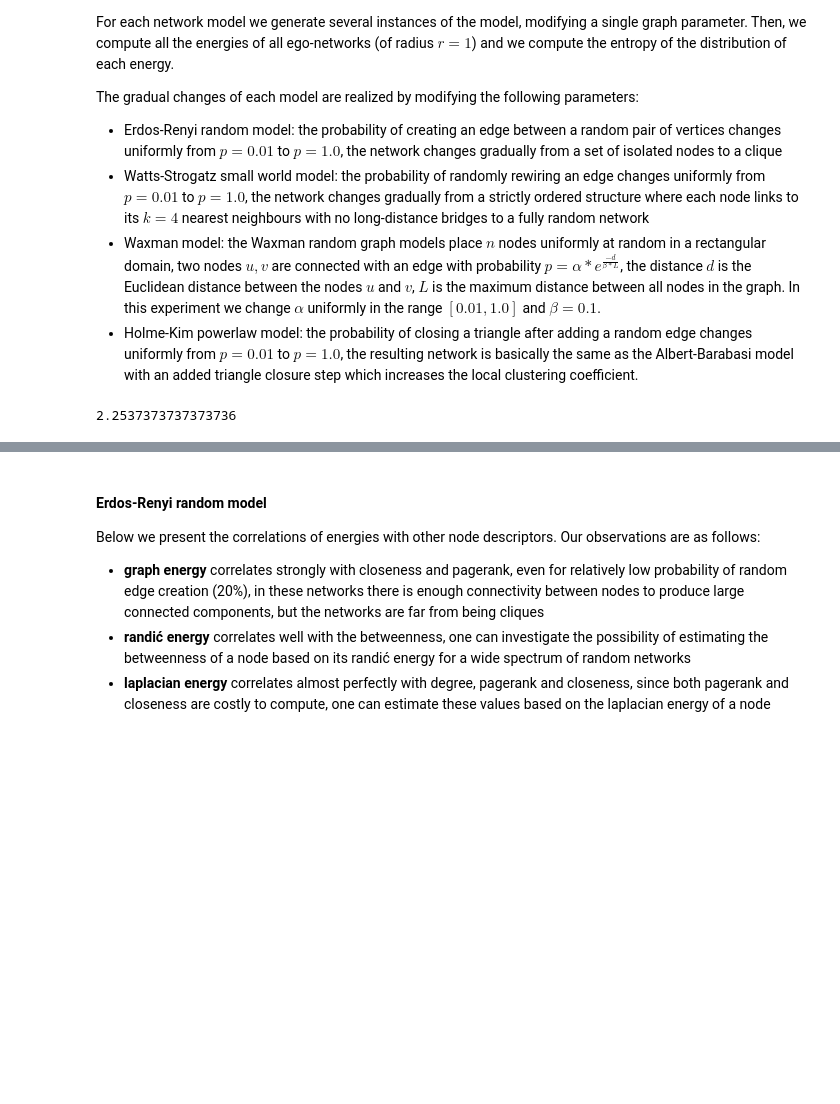
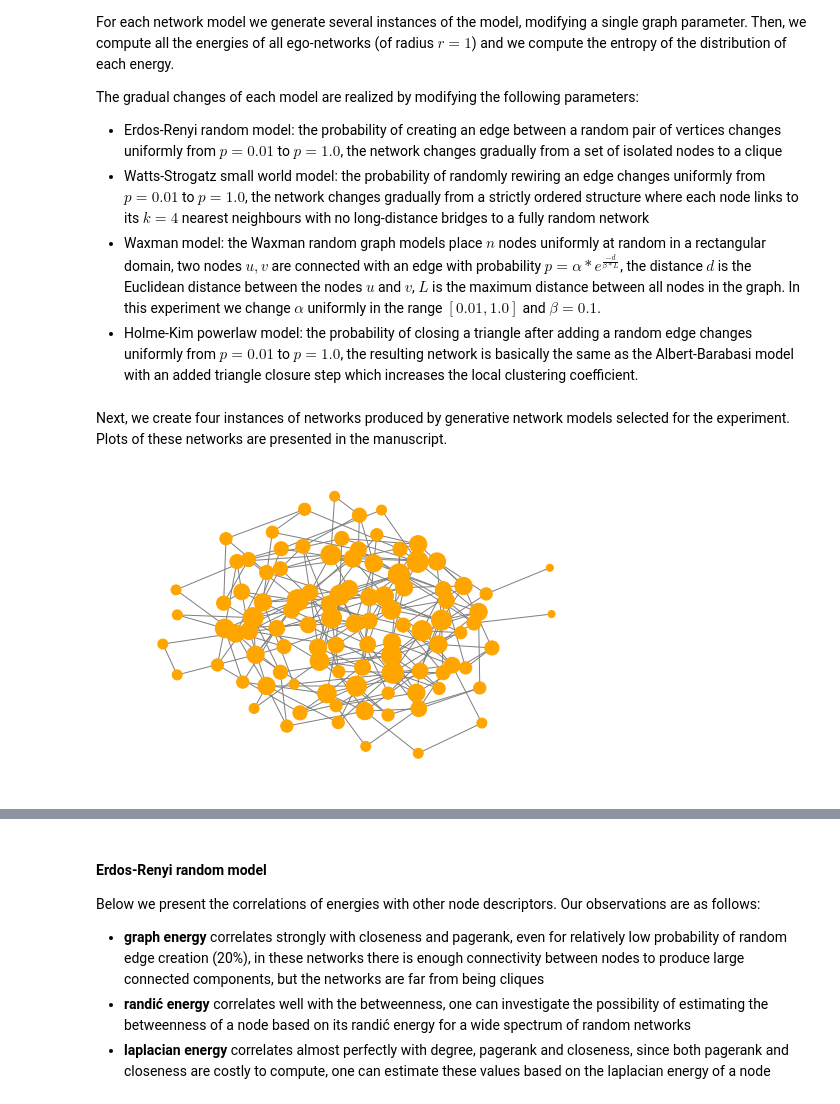
Before and after one commit to megaduks/entropy-complex-networks, a Jupyter notebook: networkentropy/experiments/entropy-of-network-energies.ipynb, the cells around one changed output, grey strips where cells are left out. Drawn from its saved outputs; the diff is of its cells as text; code cells hidden in the pictures; blank space fills up the shorter version.

```diff
--- a/networkentropy/experiments/entropy-of-network-energies.ipynb
+++ b/networkentropy/experiments/entropy-of-network-energies.ipynb
@@ -76,9 +76,15 @@ import networkx as nx
 import scipy, scipy.stats
 
 from networkentropy import network_energy as ne
-# %%
-G = nx.erdos_renyi_graph(n=100, p=0.1)
-
-nx.average_shortest_path_length(G)
-# %% [output]
-2.2537373737373736
+# %% [markdown]
+Next, we create four instances of networks produced by generative network models selected for the experiment. Plots of these networks are presented in the manuscript.
+# %%
+grph = nx.erdos_renyi_graph(n=100, p=0.05)
+options = {
+    'node_color': 'orange',
+    'node_size': [d * 50 for d in dict(nx.degree(grph)).values()],
+    'edge_color': 'gray'
+}
+nx.draw_kamada_kawai(grph, **options)
+# %% [output]
+[figure, added]
```
Also changed, not shown: parts of 30 cells of this notebook, 2 other files.
